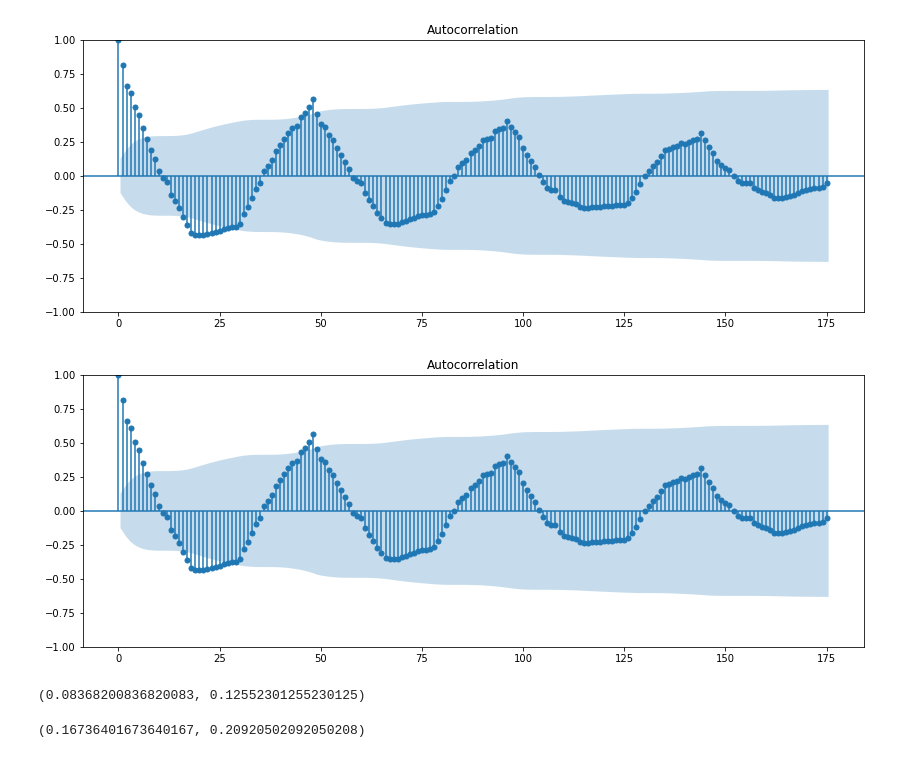
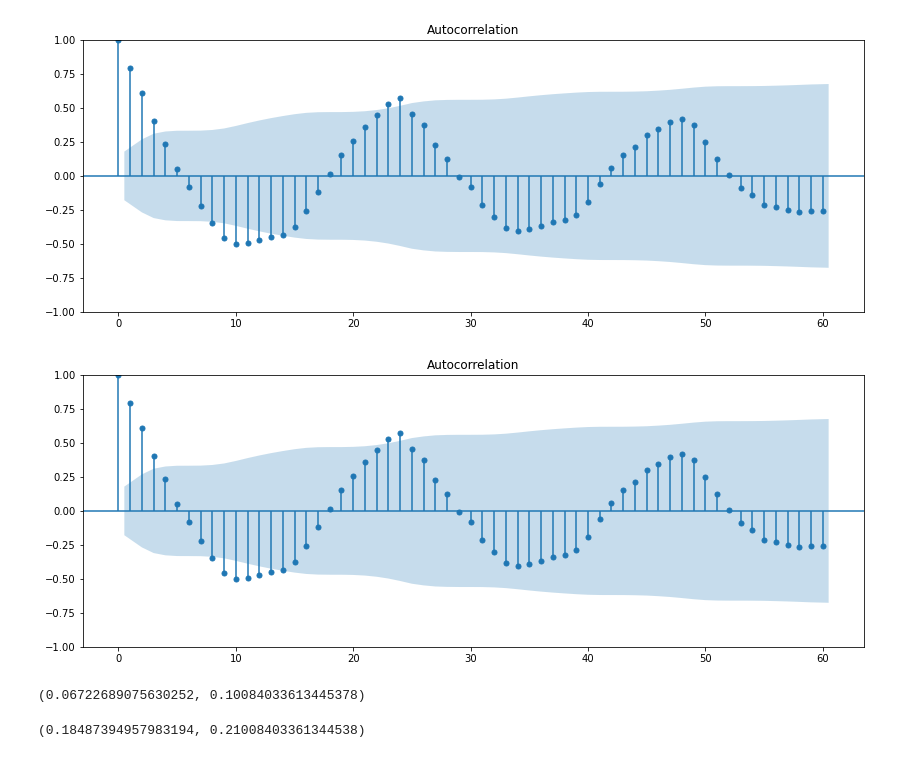
Before and after one commit to GStechschulte/energy-efficiency, a Jupyter notebook: EDA/gassmann_load_profiles/vk_2_eg.ipynb, the cells around one changed output. Cells and saved outputs as stored; diff of their text form; code cells hidden in the pictures.

```diff
--- a/EDA/gassmann_load_profiles/vk_2_eg.ipynb
+++ b/EDA/gassmann_load_profiles/vk_2_eg.ipynb
@@ -10,7 +10,7 @@ import seaborn as sns
 import plotly.express as px
 from statsmodels.graphics.tsaplots import plot_acf
 # %%
-df = weekday_time_series(sensor_id='vk_2_eg_30T')
+df = weekday_time_series(sensor_id='vk_2_eg_1H')
 # %%
 px.line(
     x=df.index, y=df.kw,
@@ -28,5 +22,5 @@ plt.show()
 # %%
-time_int_range = np.arange(0, df.shape[0]*30, 30)
+time_int_range = np.arange(0, df.shape[0]*60, 60)
 df['t'] = time_int_range
 df['t_scaled'] = (df['t'] - df['t'].min()) / (df['t'].max() - df['t'].min())
 # %%
@@ -39,15 +33,15 @@ px.line(
     })
 # %%
 fig, ax = plt.subplots(figsize=(14, 5))
-plot_acf(df.kw.values.squeeze(), lags=175, ax=ax)
+plot_acf(df.kw.values.squeeze(), lags=60, ax=ax)
 # %% [output]
-[figure, old version]
+[figure, new version]
-[figure, old version]
+[figure, new version]
 # %%
-df['t_scaled'].iloc[20], df['t_scaled'].iloc[30]
+df['t_scaled'].iloc[8], df['t_scaled'].iloc[12]
 # %% [output]
-(0.08368200836820083, 0.12552301255230125)
+(0.06722689075630252, 0.10084033613445378)
 # %%
-df['t_scaled'].iloc[40], df['t_scaled'].iloc[50]
+df['t_scaled'].iloc[22], df['t_scaled'].iloc[25]
 # %% [output]
-(0.16736401673640167, 0.20920502092050208)
+(0.18487394957983194, 0.21008403361344538)
```
Also changed, not shown: parts of 1 cell of this notebook, 2 other files.
